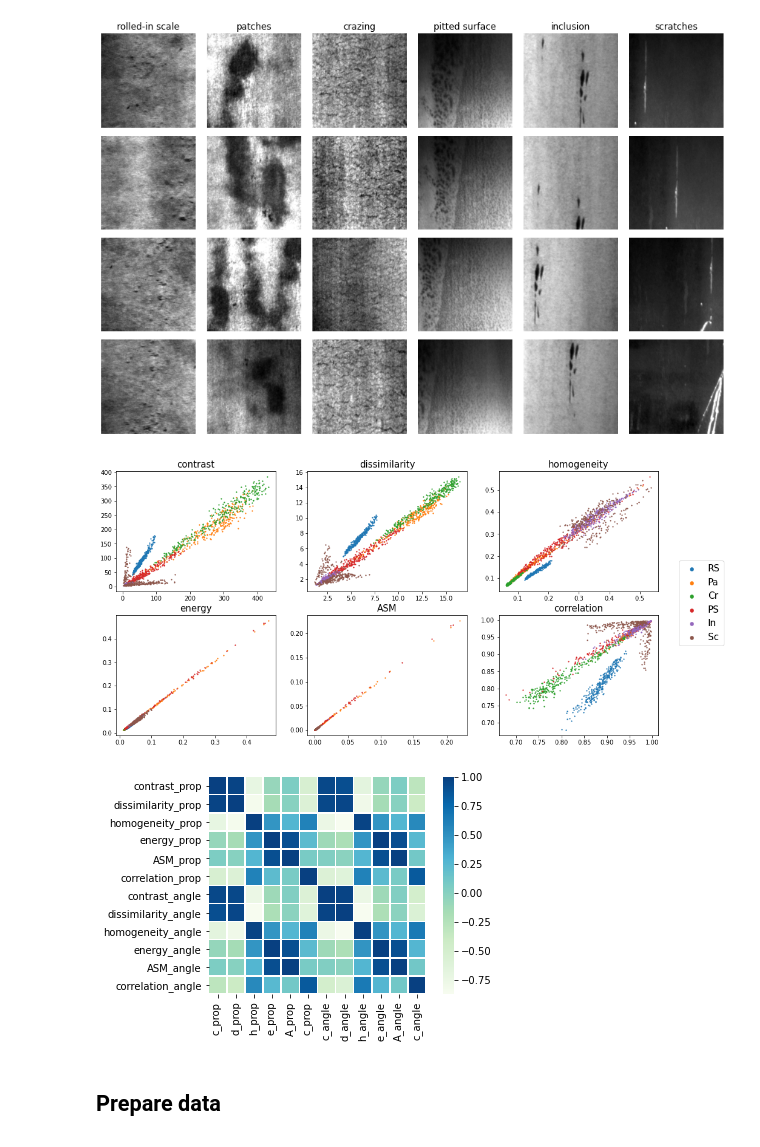
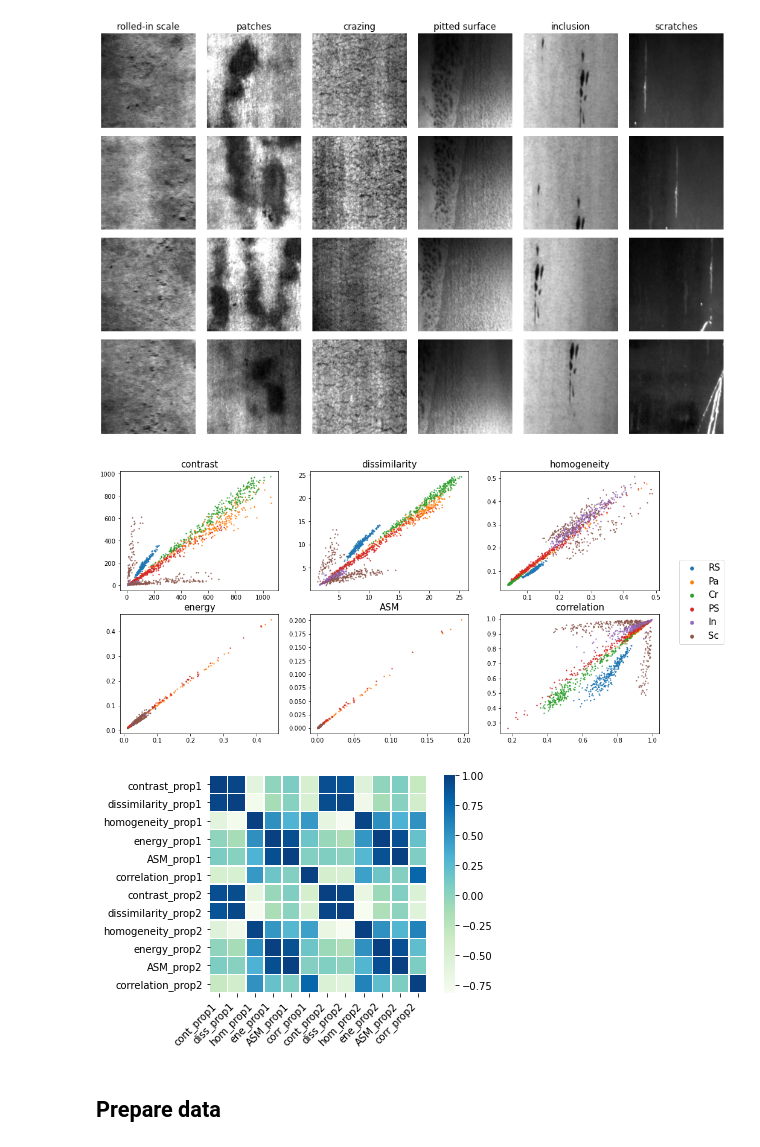
Before and after one commit to ULE-Informatica/NEU_surface_classification, a Jupyter notebook: test.ipynb, the cells around one changed output. Drawn from its saved outputs; the diff is of its cells as text; code cells hidden in the pictures.

```diff
--- a/test.ipynb
+++ b/test.ipynb
@@ -20,7 +20,7 @@ folder_dataset = 'NEU-CLS'
 types = ['RS', 'Pa', 'Cr', 'PS', 'In', 'Sc']
 types_names = ['rolled-in scale', 'patches', 'crazing', 'pitted surface', 'inclusion', 'scratches']
 props = ['contrast', 'dissimilarity', 'homogeneity', 'energy', 'ASM', 'correlation']
-props_reduced = ['c', 'd', 'h', 'e', 'A', 'c']
+props_reduced = ['cont', 'diss', 'hom', 'ene', 'ASM', 'corr']
 seed =804
 # %% [markdown]
 Dataset from [NEU surface defect database](http://faculty.neu.edu.cn/yunhyan/NEU_surface_defect_database.html) y based on paper [Texture Descriptors for Automatic Estimation of Workpiece Quality in Milling](https://link.springer.com/chapter/10.1007/978-3-030-29859-3_62)
@@ -66,15 +63,15 @@ def process(id):
     data = {'image': files[id], 'type':name_file[0]}
     img = process_image(files[id])
     #CoMatrix
-    g = greycomatrix(img, [1], [0, np.pi/2])
+    g = greycomatrix(img, [3], [0, np.pi/2])
     for prop in props:
         propperty = greycoprops(g, prop)
-        data[prop+'_prop'] = propperty[0][0]
-        data[prop+'_angle'] = propperty[0][1]
+        data[prop+'_prop1'] = propperty[0][0]
+        data[prop+'_prop2'] = propperty[0][1]
     return data
 
 
-df = pd.DataFrame(columns=['image', 'type']+ [prop+'_prop' for prop in props] + [prop+'_angle' for prop in props])
+df = pd.DataFrame(columns=['image', 'type']+ [prop+'_prop1' for prop in props] + [prop+'_prop2' for prop in props])
 for i in range(0,len(files)):
     data = process(i)
     df = df.append(data, ignore_index=True)
@@ -83,7 +80,7 @@ fig, axs = plt.subplots(2, 3, figsize=(16,8))
 for type_label in types:
     test = df[df.type==type_label]
     for i in range(0,len(props)):
-        axs[int(i/3)][i%3].scatter(test.loc[:,props[i]+"_prop"], test.loc[:,props[i]+"_angle"], label=type_label, s=1.5)
+        axs[int(i/3)][i%3].scatter(test.loc[:,props[i]+"_prop1"], test.loc[:,props[i]+"_prop2"], label=type_label, s=1.5)
         axs[int(i/3)][i%3].set_title(props[i], fontsize=15)
 lgnd  = fig.legend(labels=types, loc='right', prop={"size":15})
 for id in range(len(lgnd.legendHandles)):
@@ -92,14 +89,19 @@ for id in range(len(lgnd.legendHandles)):
 plt.savefig('img_properties.jpg', dpi=200, bbox_inches='tight', pad_inches=0)
 plt.show()
 # %% [output]
-[figure, old version]
+[figure, new version]
 # %%
 corrMatrix = df.corr()
-sn.heatmap(corrMatrix, cmap='GnBu', linewidths=0.5, square=True, xticklabels=[prop+'_prop' for prop in props_reduced] + [prop+'_angle' for prop in props_reduced])
+ax = sn.heatmap(corrMatrix, cmap='GnBu', linewidths=0.5, square=True, xticklabels=[prop+'_prop1' for prop in props_reduced] + [prop+'_prop2' for prop in props_reduced])
+ax.set_xticklabels(
+    ax.get_xticklabels(),
+    rotation=45,
+    horizontalalignment='right'
+);
 plt.savefig('img_correlation_matriz.jpg', dpi=200, bbox_inches='tight', pad_inches=0)
 plt.show()
 # %% [output]
-[figure, old version]
+[figure, new version]
 # %% [markdown]
 ## Prepare data
 # %%
```
Also changed, not shown: parts of 9 cells of this notebook, 4 other files.
